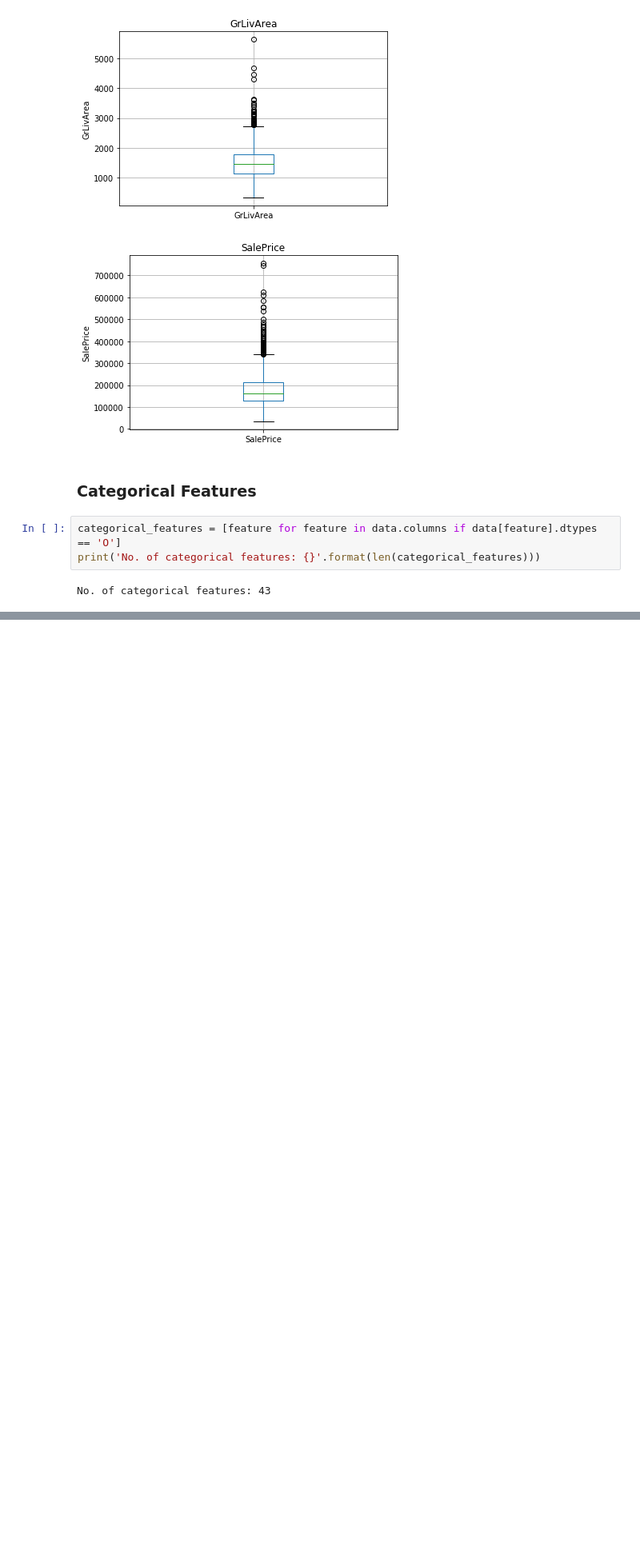
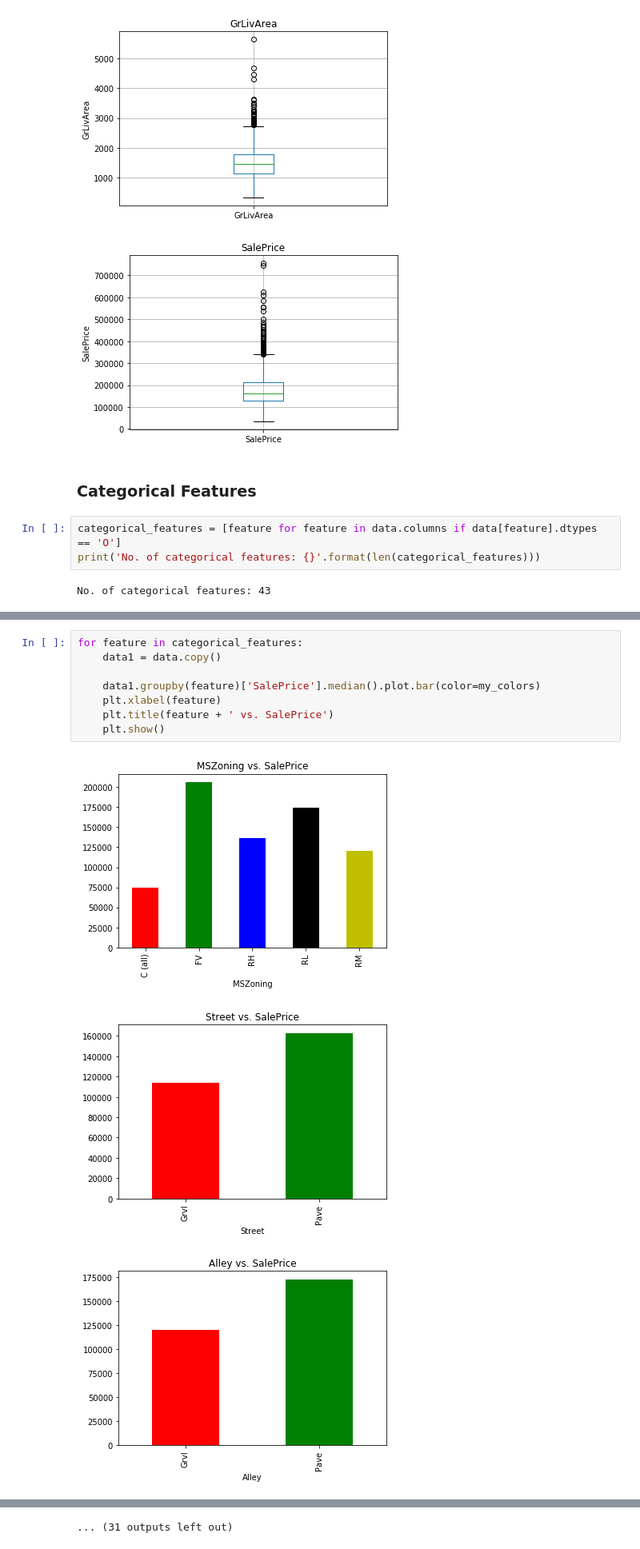
Before and after one commit to MansoorAB/01_Ames_House_Price_Regression, a Jupyter notebook: EDA.ipynb, the cells around one changed output, grey strips where cells are left out. Shown at 80% size. Saved outputs shown, nothing was run; the diff lists cells and outputs as text; blank space fills up the shorter version.

```diff
--- a/EDA.ipynb
+++ b/EDA.ipynb
@@ -374,0 +361,12 @@ category_count
+# %%
+for feature in categorical_features:
+    data1 = data.copy()
+
+    data1.groupby(feature)['SalePrice'].median().plot.bar(color=my_colors)
+    plt.xlabel(feature)
+    plt.title(feature + ' vs. SalePrice')
+    plt.show()
+# %% [output]
+[figure, added]
+[figure, added]
+[figure, added]
@@ -374,0 +382 @@ category_count
+... (31 outputs left out)
```
Also changed, not shown: parts of 3 cells of this notebook.
